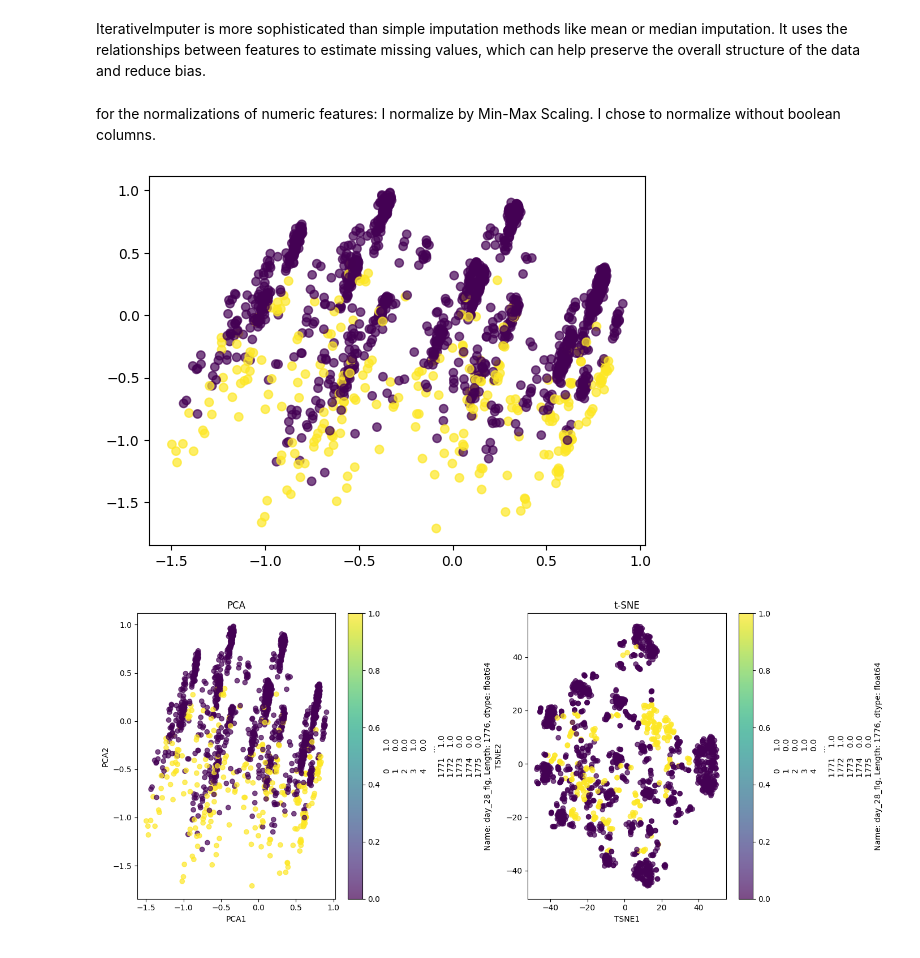
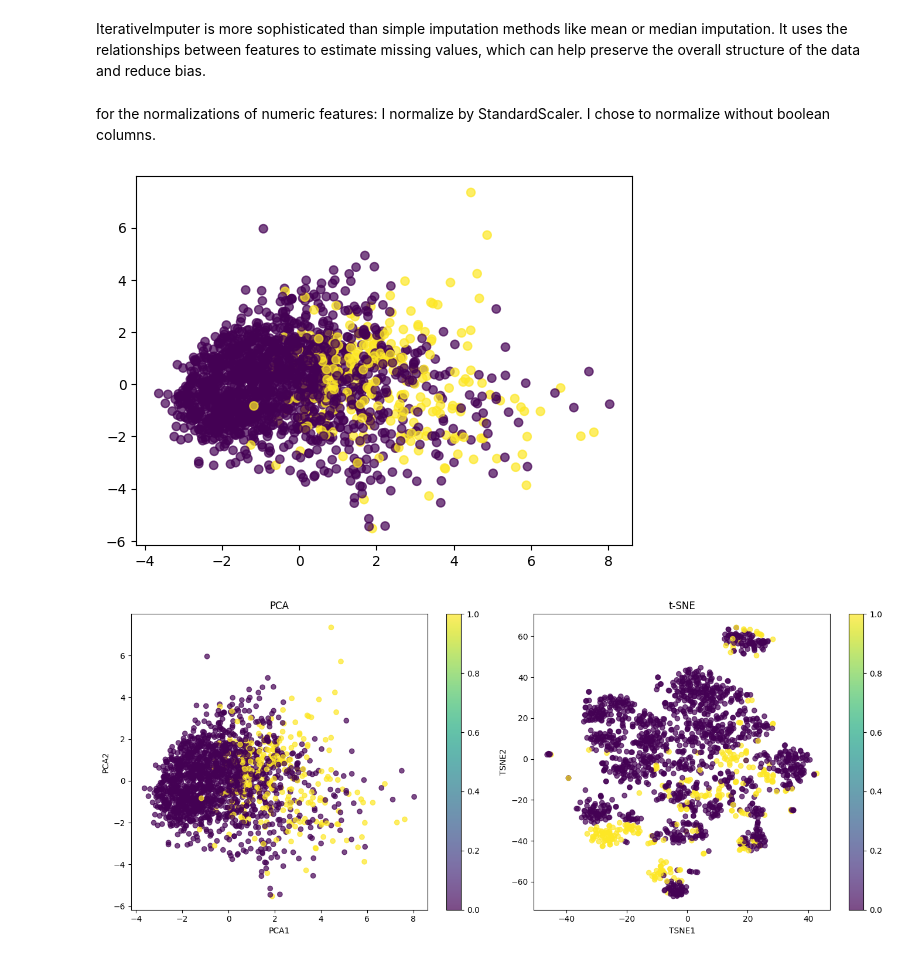
Before and after one commit to dvirbo/ex2_data-science, a Jupyter notebook: ex2_206628188.ipynb, the cells around one changed output. Drawn from its saved outputs; the diff is of its cells as text; code cells hidden in the pictures.

```diff
--- a/ex2_206628188.ipynb
+++ b/ex2_206628188.ipynb
@@ -108,40 +90,30 @@ imputer = IterativeImputer(max_iter=10, random_state=0)
 df_imputed.fillna(df_imputed.mean(), inplace=True)
-# %%
-import pandas as pd
-
-# Fill missing cells with the mean of each column
-df.fillna(df.mean(), inplace=True)
-
-# Save the updated DataFrame back to CSV
-df.to_csv("filled_file.csv", index=False)
 # %% [markdown]
 IterativeImputer is more sophisticated than simple imputation methods like mean or median imputation. It uses the relationships between features to estimate missing values, which can help preserve the overall structure of the data and reduce bias.
 # %%
-from sklearn.preprocessing import MinMaxScaler
+from sklearn.preprocessing import StandardScaler
 
 # Identify boolean columns
 bool_columns = df.select_dtypes(include=["bool"]).columns
 
 # Select only numeric columns excluding boolean columns
-numeric_columns = df.select_dtypes(include=[int, float]).columns.difference(
-    bool_columns
-)
+numeric_columns = df.select_dtypes(include=[int, float]).columns.difference(bool_columns)
 
-# Min-Max Scaling
-min_max_scaler = MinMaxScaler()
-df_min_max_scaled = df.copy()
-df_min_max_scaled[numeric_columns] = min_max_scaler.fit_transform(df[numeric_columns])
+# Standard Scaling
+standard_scaler = StandardScaler()
+df_standard_scaled = df.copy()
+df_standard_scaled[numeric_columns] = standard_scaler.fit_transform(df[numeric_columns])
 
 # Save the normalized dataframe back to a CSV file
-df_min_max_scaled.to_csv("min_max_scaled_" + file_path, index=False)
+df_standard_scaled.to_csv("standard_scaled_" + file_path, index=False)
 # %% [markdown]
-for the normalizations of numeric features: I normalize by Min-Max Scaling. I chose to normalize without boolean columns.
+for the normalizations of numeric features: I normalize by StandardScaler. I chose to normalize without boolean columns.
 # %%
 from sklearn.decomposition import PCA
 from sklearn.manifold import TSNE
 
 # Prepare the features for dimensionality reduction
-X = df_min_max_scaled[numeric_columns]
+X = df_standard_scaled[numeric_columns]
 
 # Dimensionality Reduction using PCA
 pca = PCA(n_components=2)
@@ -161,33 +133,33 @@ df_tsne.to_csv("tsne_transformed_" + file_path, index=False)
 # %%
 import matplotlib.pyplot as plt
 
 # Plot PCA
 scatter = plt.scatter(
     df_pca["PCA1"], df_pca["PCA2"], c=target_data, cmap="viridis", alpha=0.7
 )
 plt.figure(figsize=(14, 6))
 
 plt.subplot(1, 2, 1)
 scatter = plt.scatter(
     df_pca["PCA1"], df_pca["PCA2"], c=target_data, cmap="viridis", alpha=0.7
 )
 plt.title("PCA")
 plt.xlabel("PCA1")
 plt.ylabel("PCA2")
-plt.colorbar(scatter, label=target_data)
+plt.colorbar(scatter)
 
 # Plot t-SNE
 plt.subplot(1, 2, 2)
 scatter = plt.scatter(
     df_tsne["TSNE1"], df_tsne["TSNE2"], c=target_data, cmap="viridis", alpha=0.7
 )
 plt.title("t-SNE")
 plt.xlabel("TSNE1")
 plt.ylabel("TSNE2")
-plt.colorbar(scatter, label=target_data)
+plt.colorbar(scatter)
 
 plt.tight_layout()
 plt.show()
 # %% [output]
-[figure, old version]
+[figure, new version]
-[figure, old version]
+[figure, new version]
```
Also changed, not shown: parts of 6 cells of this notebook, 3 other files.
